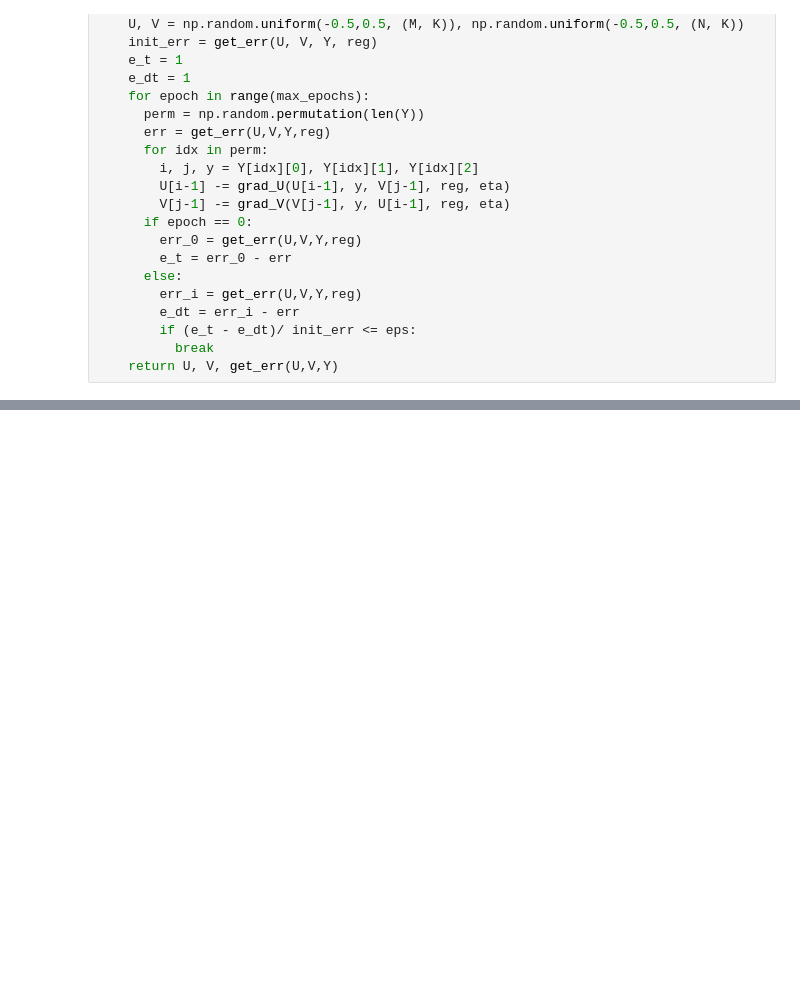
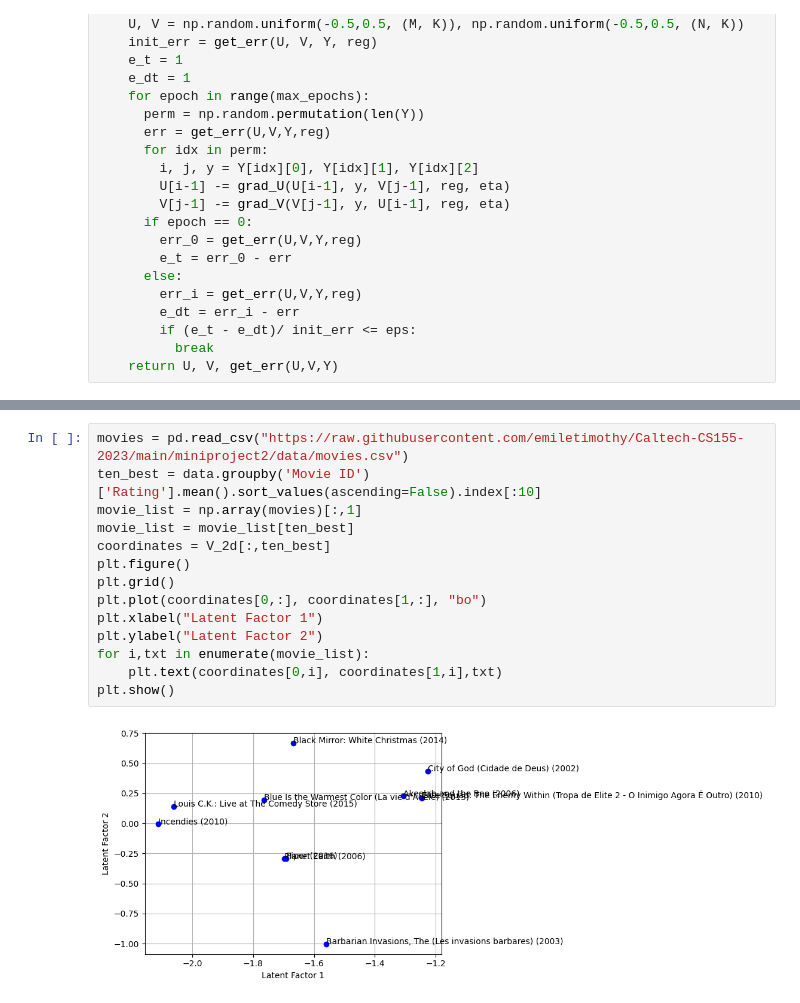
Before and after one commit to Zack-Dugue/CS155-PROJECT_2, a Jupyter notebook: group_project2.ipynb, the cells around one changed output, grey strips where cells are left out. Drawn from its saved outputs; the diff is of its cells as text; blank space fills up the shorter version.

```diff
--- a/group_project2.ipynb
+++ b/group_project2.ipynb
@@ -174,0 +223,16 @@ Our out of sample error on the test data results i: 1.0367469164175485
+# %%
+movies = pd.read_csv("https://raw.githubusercontent.com/emiletimothy/Caltech-CS155-2023/main/miniproject2/data/movies.csv")
+ten_best = data.groupby('Movie ID')['Rating'].mean().sort_values(ascending=False).index[:10]
+movie_list = np.array(movies)[:,1]
+movie_list = movie_list[ten_best]
+coordinates = V_2d[:,ten_best]
+plt.figure()
+plt.grid()
+plt.plot(coordinates[0,:], coordinates[1,:], "bo")
+plt.xlabel("Latent Factor 1")
+plt.ylabel("Latent Factor 2")
+for i,txt in enumerate(movie_list):
+    plt.text(coordinates[0,i], coordinates[1,i],txt)
+plt.show()
+# %% [output]
+[figure, added]
```
Also changed, not shown: parts of 9 cells of this notebook, 1 other file.
